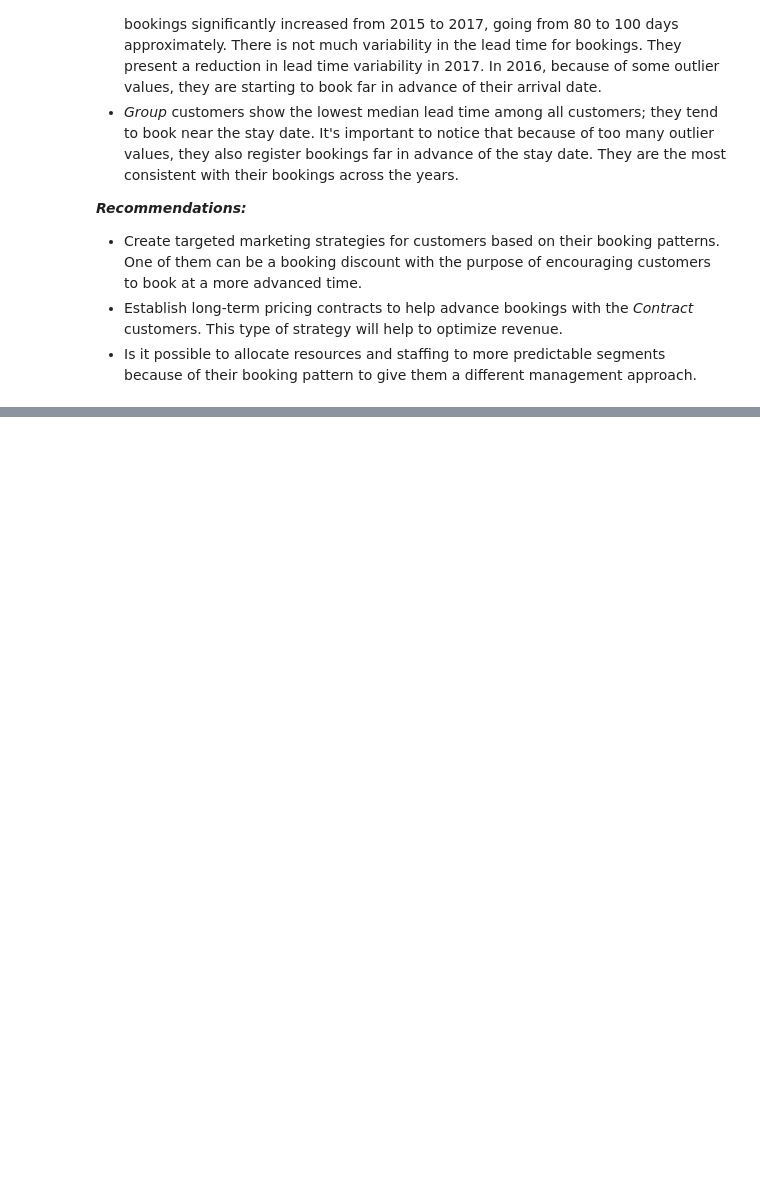
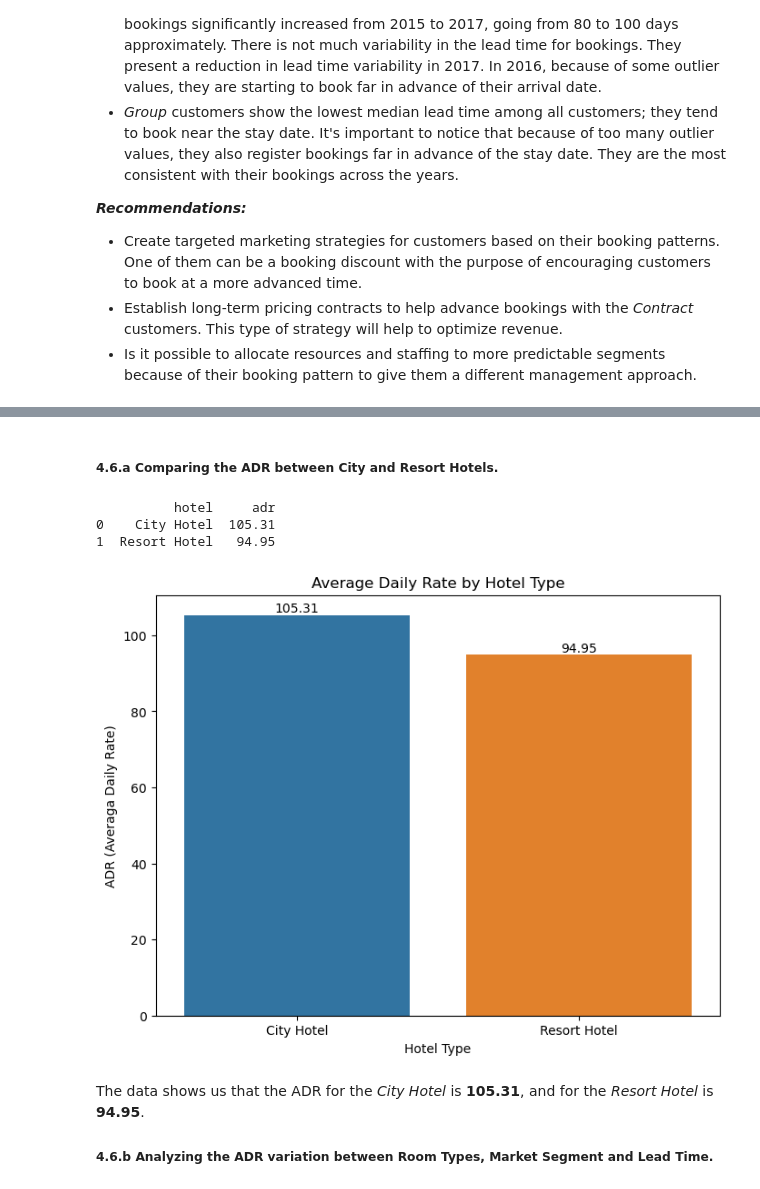
Before and after one commit to nachogalasso/da_python, a Jupyter notebook: hotel_bookings/hb_analysis.ipynb, the cells around one changed output, grey strips where cells are left out. Cells and saved outputs as stored; diff of their text form; code cells hidden in the pictures; blank space fills up the shorter version.

Commit message:
revenue analysis

```diff
--- a/hotel_bookings/hb_analysis.ipynb
+++ b/hotel_bookings/hb_analysis.ipynb
@@ -137,7 +137,7 @@ dtype: int64
 df_hb['country'].fillna('OTR', inplace=True)
 
 # Dropping columns that will not be used in the analysis
-df_hb.drop(['is_repeated_guest', 'previous_cancellations', 'previous_bookings_not_canceled', 'days_in_waiting_list', 'agent', 'company', 'name', 'email', 'phone-number', 'credit_card'], axis='columns', inplace=True)
+df_hb.drop(['previous_cancellations', 'previous_bookings_not_canceled', 'days_in_waiting_list', 'agent', 'company', 'name', 'email', 'phone-number', 'credit_card'], axis='columns', inplace=True)
 
 df_hb.columns
 # %% [output]
@@ -726,0 +731,5 @@ plt.show()
+# %%
+# Creating the new data frame for the revenue analysis
+df_revAdr = df_hb[['hotel','adr', 'market_segment', 'customer_type', 'lead_time', 'arrival_date_year', 'reserved_room_type', 'assigned_room_type']].copy()
+
+df_revAdr.head(5)
@@ -726,0 +743,28 @@ plt.show()
+# %% [markdown]
+##### 4.6.a Comparing the ADR between City and Resort Hotels.
+# %%
+# Grouping the data by hotel
+mean_Adr = df_revAdr.groupby('hotel')['adr'].mean().round(2).reset_index()
+
+print(mean_Adr)
+# %% [output]
+          hotel     adr
+0    City Hotel  105.31
+1  Resort Hotel   94.95
+# %%
+# Visualizing the data with a barplot
+plt.figure(figsize=(8, 6))
+
+# Creating the plot
+ax = sns.barplot(x='hotel', y='adr', data=mean_Adr)
+ax.bar_label(ax.containers[0], fontsize=10)
+plt.title('Average Daily Rate by Hotel Type')
+plt.xlabel('Hotel Type')
+plt.ylabel('ADR (Averaga Daily Rate)')
+plt.show()
+# %% [output]
+[figure, added]
+# %% [markdown]
+<p>The data shows us that the ADR for the <i>City Hotel</i> is <b>105.31</b>, and for the <i>Resort Hotel</i> is <b>94.95</b>.</p>
+
+##### 4.6.b Analyzing the ADR variation between Room Types, Market Segment and Lead Time.
```
Also changed, not shown: parts of 24 cells of this notebook.
